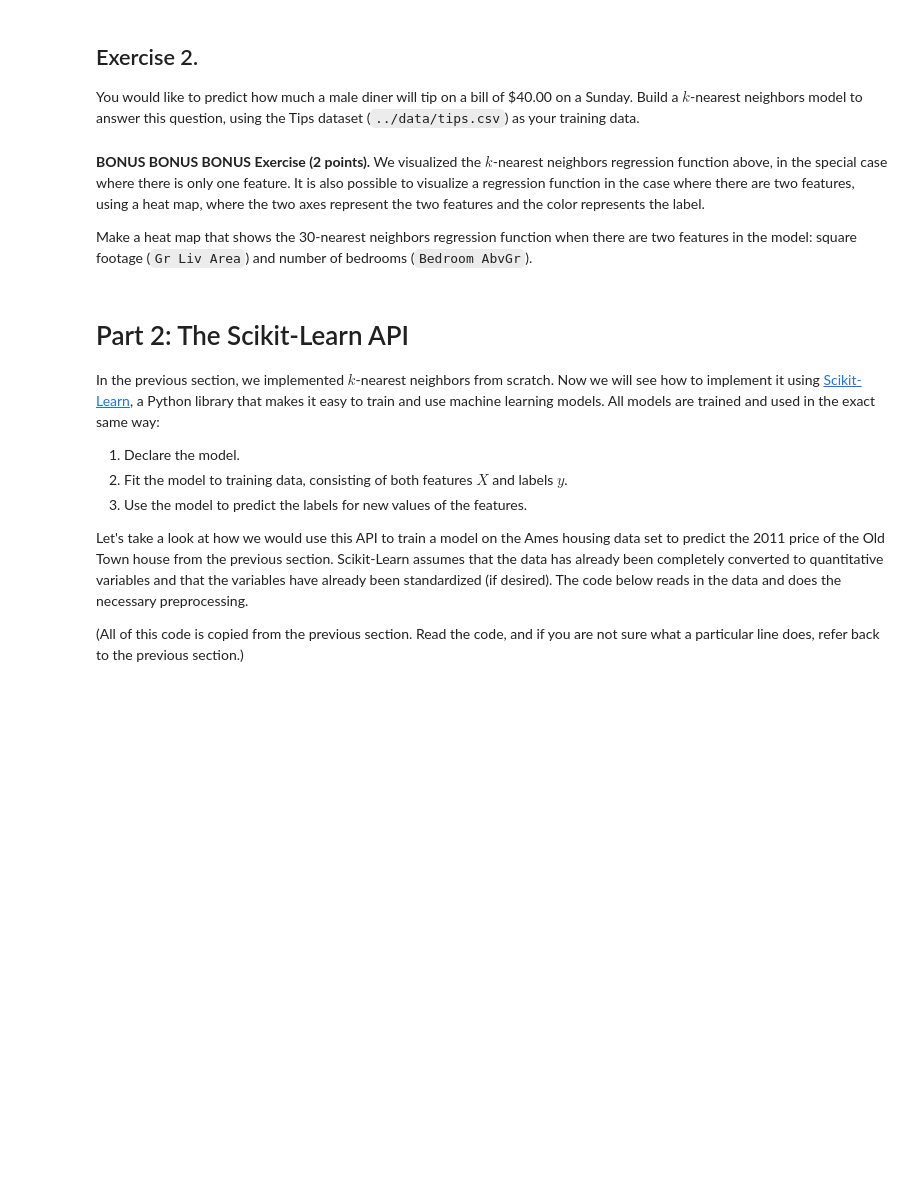
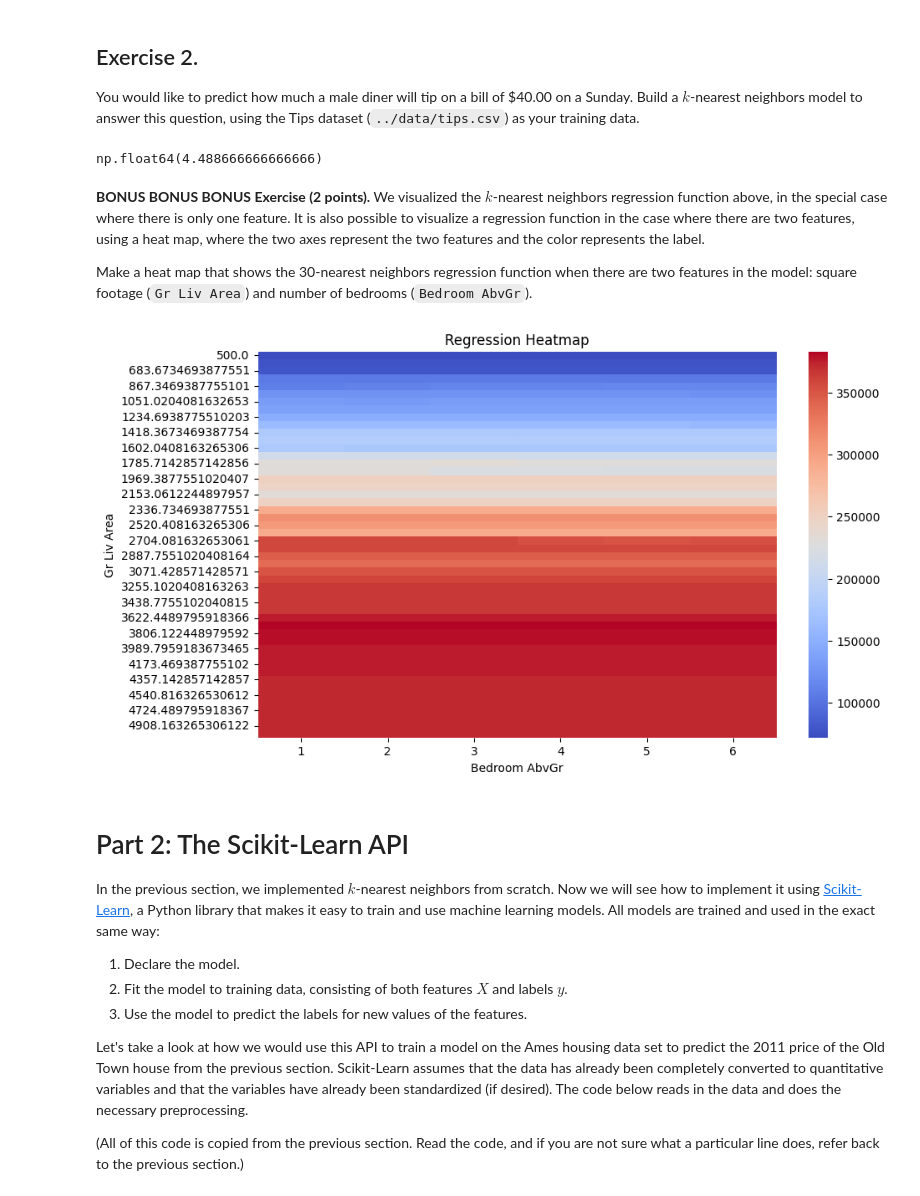
Before and after one commit to areenkh/cmps6790, a Jupyter notebook: _labs/Lab11/Lab11.ipynb, the cells around one changed output. Cells and saved outputs as stored; diff of their text form; code cells hidden in the pictures; blank space fills up the shorter version.

```diff
--- a/_labs/Lab11/Lab11.ipynb
+++ b/_labs/Lab11/Lab11.ipynb
@@ -240,3 +356,29 @@ df_tips.head()
+# %%
+# TYPE YOUR CODE HERE
+df_tips = pd.read_csv('../data/tips.csv')
+df_tips.head()
+
+X_train = pd.get_dummies(df_tips[["total_bill", "sex", "day", "time"]], drop_first=True, dtype=float)
+y_train = df_tips["tip"]
+
+x_new = pd.DataFrame([{
+    "total_bill": 40.0,
+    "sex": "Male",
+    "day": "Sun",
+    "time": "Dinner"}])
+
+x_new = pd.get_dummies(x_new, dtype=float)
+
+x_new = x_new.reindex(columns=X_train.columns, fill_value=0)
+
+dists = np.sqrt(((X_train - x_new.iloc[0]) ** 2).sum(axis=1))
+dists_sorted = dists.sort_values()
+
+i_nearest = dists_sorted.index[:30]
+
+y_train.loc[i_nearest].mean()
+# %% [output]
+np.float64(4.488666666666666)
 # %% [markdown]
 **BONUS BONUS BONUS Exercise (2 points).** We visualized the $k$-nearest neighbors regression function above, in the special case where there is only one feature. It is also possible to visualize a regression function in the case where there are two features, using a heat map, where the two axes represent the two features and the color represents the label.
 
@@ -246,3 +386,27 @@ Make a heat map that shows the 30-nearest neighbors regression function when the
+# %%
+# TYPE YOUR CODE HERE
+X_train = housing[["Gr Liv Area", "Bedroom AbvGr"]]
+y_train = housing["SalePrice"]
+area_vals = np.linspace(500, 5000, 50)
+bedroom_vals = np.arange(1, 7)
+
+grid = [(b, s) for b in area_vals for s in bedroom_vals]
+grid_df = pd.DataFrame(grid, columns=["Gr Liv Area", "Bedroom AbvGr"])
+
+grid_df["pred_sale"] = grid_df.apply(get_30NN_prediction, axis=1)
+
+heatmap_data = grid_df.pivot(index="Gr Liv Area", columns="Bedroom AbvGr", values="pred_sale")
+
+import seaborn as sns
+
+plt.figure(figsize=(10,6))
+sns.heatmap(heatmap_data, cmap="coolwarm")
+plt.xlabel("Bedroom AbvGr")
+plt.ylabel("Gr Liv Area")
+plt.title("Regression Heatmap")
+plt.show()
+# %% [output]
+[figure, added]
 # %% [markdown]
 # Part 2: The Scikit-Learn API
 
```
Also changed, not shown: parts of 19 cells of this notebook.
